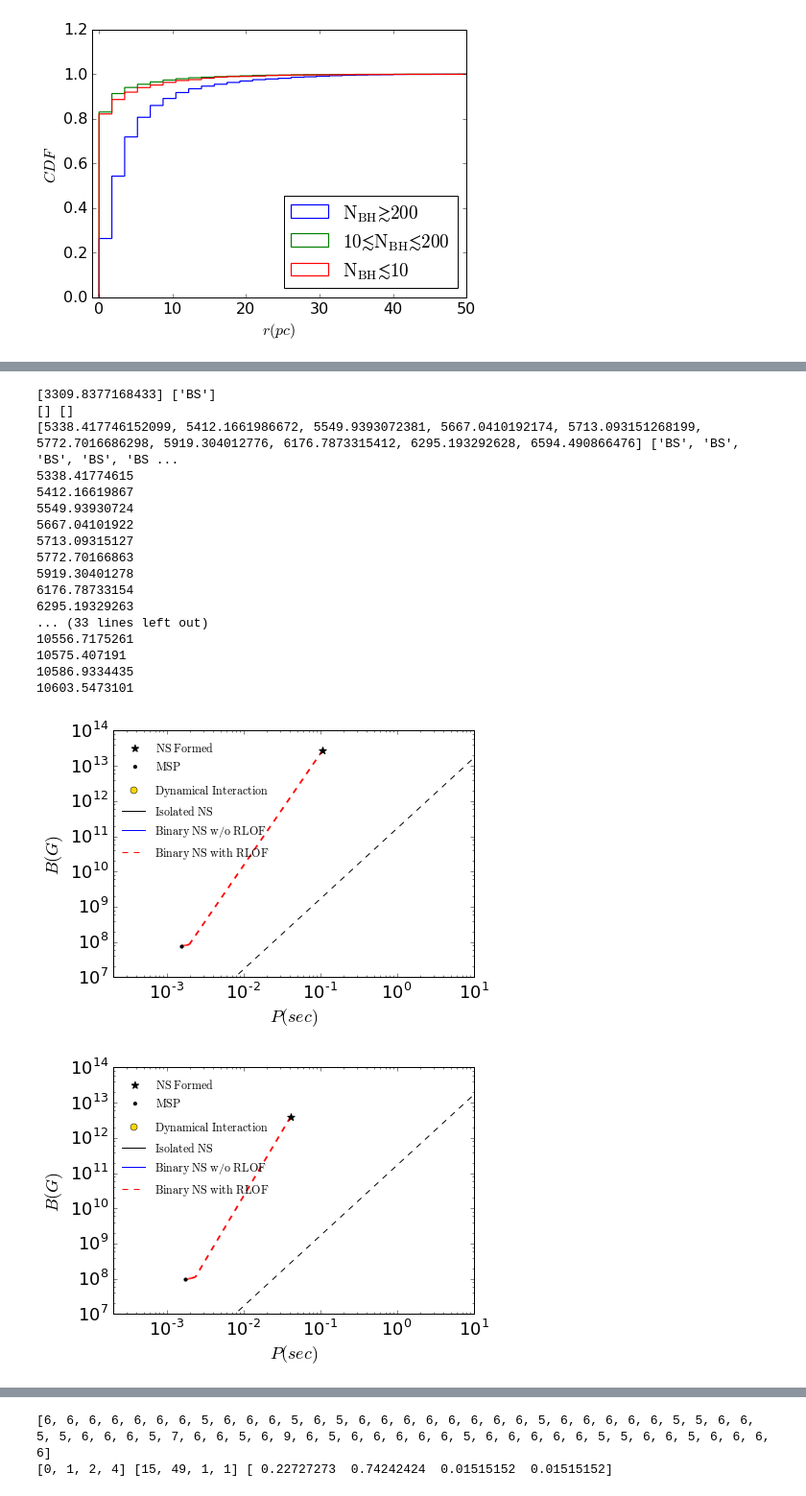
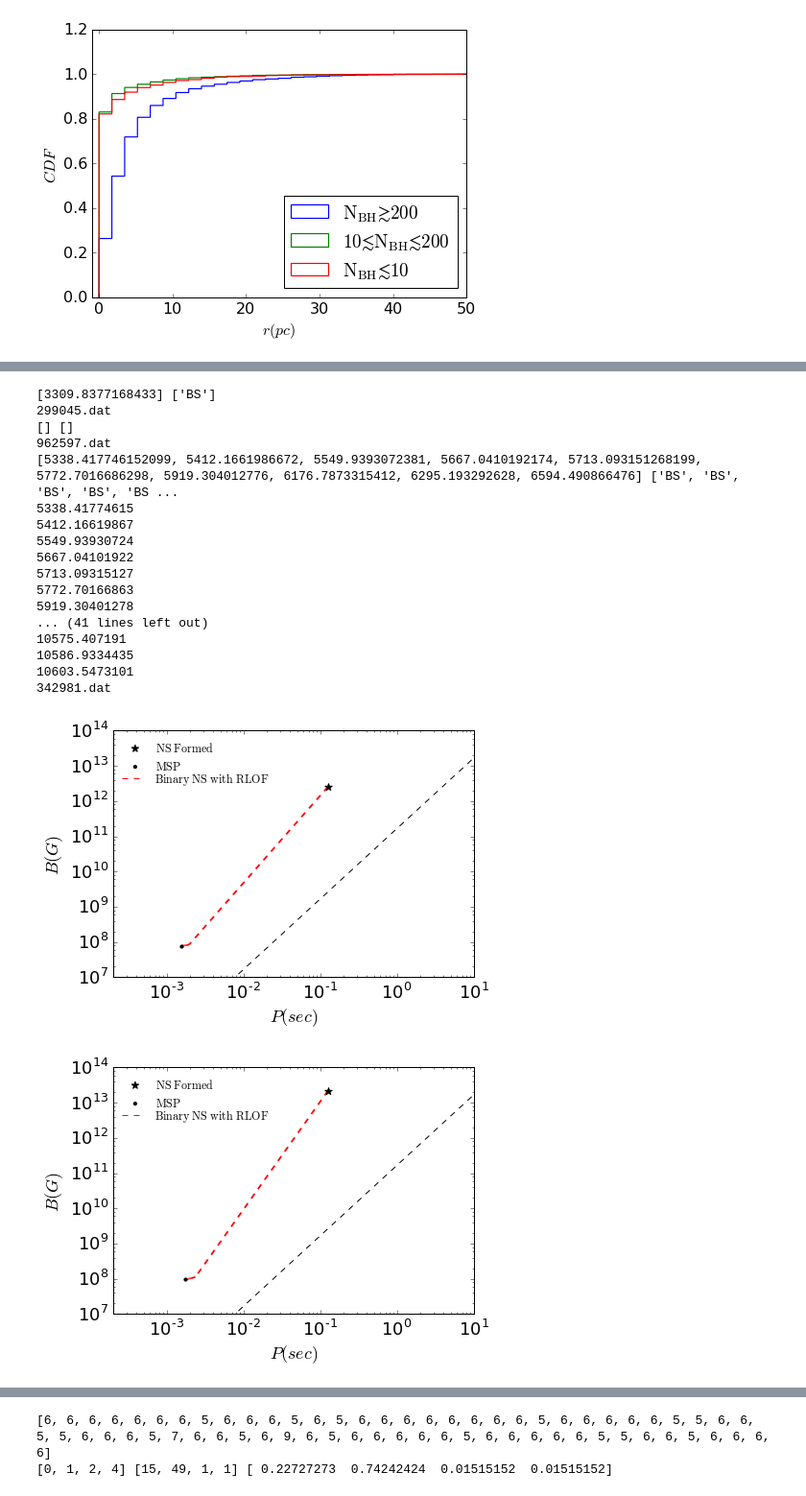
Before and after one commit to claireshiye/MyPythonCode, a Jupyter notebook: ns_plot.ipynb, the cells around one changed output, grey strips where cells are left out. Shown at 96% size. Cells and saved outputs as stored; diff of their text form; code cells hidden in the pictures.

```diff
--- a/ns_plot.ipynb
+++ b/ns_plot.ipynb
@@ -76,9 +82,10 @@ plt.legend(loc='upper left')
 <matplotlib.legend.Legend at 0x...>
 [figure]
 # %%
-datansbh=np.genfromtxt('/projects/b1011/syr904/projects/PULSAR/kickgrid_runs/paper/data/DNS-NSBH.dat')
+datansbh=np.genfromtxt('/projects/b1011/syr904/projects/PULSAR/kickgrid_runs/MSPBHinGC/data/DNS_NSBH_Unique.dat')
 B0=datansbh[:,6]; B1=datansbh[:,7]; P0=datansbh[:,4]; P1=datansbh[:,5]
 id0=datansbh[:,2]; id1=datansbh[:,3]; types=datansbh[:,12]
+models=datansbh[:,0]
 
 B=[]; P=[]; IDpsr_DNS=[]; IDmsp_DNS=[]; IDpsr_NSBH=[]; IDmsp_NSBH=[]
 for i in range(len(B0)):
@@ -88,13 +95,13 @@ for i in range(len(B0)):
         P.append(P0[i])
         P.append(P1[i])
     if B0[i]>0 and P0[i]<=0.03:
-        print 'msp', id0[i], id1[i], types[i]
+        print 'msp', id0[i], id1[i], types[i], models[i]
         if types[i]==1313:
             IDmsp_DNS.append(str(id0[i])+str(id1[i]))
         else:
             IDmsp_NSBH.append(str(id0[i])+str(id1[i]))
     if B1[i]>0 and P1[i]<=0.03:
-        print 'msp', id0[i], id1[i], types[i]
+        print 'msp', id0[i], id1[i], types[i], models[i]
         if types[i]==1313:
             IDmsp_DNS.append(str(id0[i])+str(id1[i]))
         else:
@@ -102,13 +109,13 @@ for i in range(len(B0)):
 
 
     if B0[i]>0 and B0[i]>=(P0[i]**2)*(0.17*10**12) and P0[i]>0.03:
-        print 'psr', id0[i], id1[i], types[i]
+        print 'psr', id0[i], id1[i], types[i], models[i]
         if types[i]==1313:
             IDpsr_DNS.append(str(id0[i])+str(id1[i]))
         else:
             IDpsr_NSBH.append(str(id0[i])+str(id1[i]))
     if B1[i]>0 and B1[i]>=(P1[i]**2)*(0.17*10**12) and P1[i]>0.03:
-        print 'psr', id0[i], id1[i], types[i]
+        print 'psr', id0[i], id1[i], types[i], models[i]
         if types[i]==1313:
             IDpsr_DNS.append(str(id0[i])+str(id1[i]))
         else:
@@ -794,0 +865,28 @@ plt.savefig('/projects/b1011/syr904/projects/PULSAR/kickgrid_runs/paper/plots/pp
+# %%
+Ps, Pb, Pdots, Pdotb, Porb, Ecc=ns.readdata_freire() #P in ms, B in G
+Ps, Pb, Pdots, Pdotb=np.array(Ps), np.array(Pb), np.array(Pdots), np.array(Pdotb)
+Porb, Ecc=np.array(Porb), np.array(Ecc)
+
+datamsp=np.genfromtxt('/projects/b1011/syr904/projects/PULSAR/kickgrid_runs/MSPBHinGC/data/kickgrid_msp_newmodel.dat')
+datapsr=np.genfromtxt('/projects/b1011/syr904/projects/PULSAR/kickgrid_runs/MSPBHinGC/data/kickgrid_normalpsr_newmodel.dat')
+smamsp=np.array(datamsp[:,17]); emsp=np.array(datamsp[:,18])
+m1msp=np.array(datamsp[:,13]); m2msp=np.array(datamsp[:,14])
+smapsr=np.array(datapsr[:,17]); epsr=np.array(datapsr[:,18])
+m1psr=np.array(datapsr[:,13]); m2psr=np.array(datapsr[:,14])
+periodmsp=[]; periodpsr=[]; eccmsp=[]; eccpsr=[]
+for i in range(len(smamsp)):
+    if smamsp[i]!=-100.:
+        periodmsp.append(unit_convert.au_to_period(smamsp[i],m1msp[i], m2msp[i]))
+        eccmsp.append(emsp[i])
+for j in range(len(smapsr)):
+    if smapsr[j]!=-100.:
+        periodpsr.append(unit_convert.au_to_period(smapsr[j],m1psr[j], m2psr[j]))
+        eccpsr.append(epsr[j])
+
+
+plt.figure()
+plt.scatter(Porb, Ecc-0.03, color='b', s=5, label='observed')
+plt.scatter(periodmsp, eccmsp, color='red', s=5,alpha=0.6)
+plt.scatter(periodpsr, eccpsr, color='orange', s=5, alpha=0.6)
+plt.xscale('log')
+plt.legend()
@@ -879,38 +997,39 @@ for i in range(len(idfile)):
     rline = mlines.Line2D([], [], color='r', ls='--', label=r'$\rm{Binary\ NS\ with\ RLOF}$')
     cross=mlines.Line2D([], [],  linestyle = 'None', color='gold', marker='o', markeredgecolor=None, markersize=7, label=r'$\rm{Dynamical\ Interaction}$')
     plt.scatter(P[-1], B[-1], marker='.', s=40, color='k', label=r'$\rm{MSP}$', zorder=2)
     plt.xlabel(r'$P(sec)$')
     plt.ylabel(r'$B(G)$')
     plt.xscale('log')
     plt.yscale('log')
     plt.xlim(0.0002, 10)
     plt.ylim(10**7, 10**14)
     legend1=plt.legend(loc='upper left', prop={'size': 12}, scatterpoints=1, frameon=False)
     plt.gca().add_artist(legend1)
-    plt.legend(handles=[cross, kline, bline, rline], loc='lower right', bbox_to_anchor=(0.46, 0.43), prop={'size': 12}, frameon=False, numpoints=1)
-    ##0.45, 0.42
+    plt.legend(handles=[rline], loc='lower right', bbox_to_anchor=(0.46, 0.73), prop={'size': 12}, frameon=False, numpoints=1)
+    ##0.46, 0.43
     ##1, 0.01
     #plt.title(idstr)
     #plt.show()
     plt.tight_layout()
     plt.savefig(figsave+labels+'_BP.pdf')
+    print labels
 # %% [output]
 [3309.8377168433] ['BS']
+299045.dat
 [] []
+962597.dat
 [5338.417746152099, 5412.1661986672, 5549.9393072381, 5667.0410192174, 5713.093151268199, 5772.7016686298, 5919.304012776, 6176.7873315412, 6295.193292628, 6594.490866476] ['BS', 'BS', 'BS', 'BS', 'BS ...
 5338.41774615
 5412.16619867
 5549.93930724
 5667.04101922
 5713.09315127
 5772.70166863
 5919.30401278
-6176.78733154
-6295.19329263
-... (33 lines left out)
-10556.7175261
+... (41 lines left out)
 10575.407191
 10586.9334435
 10603.5473101
+342981.dat
-[figure, old version]
+[figure, new version]
-[figure, old version]
+[figure, new version]
```
Also changed, not shown: parts of 15 cells of this notebook, 17 other files.
